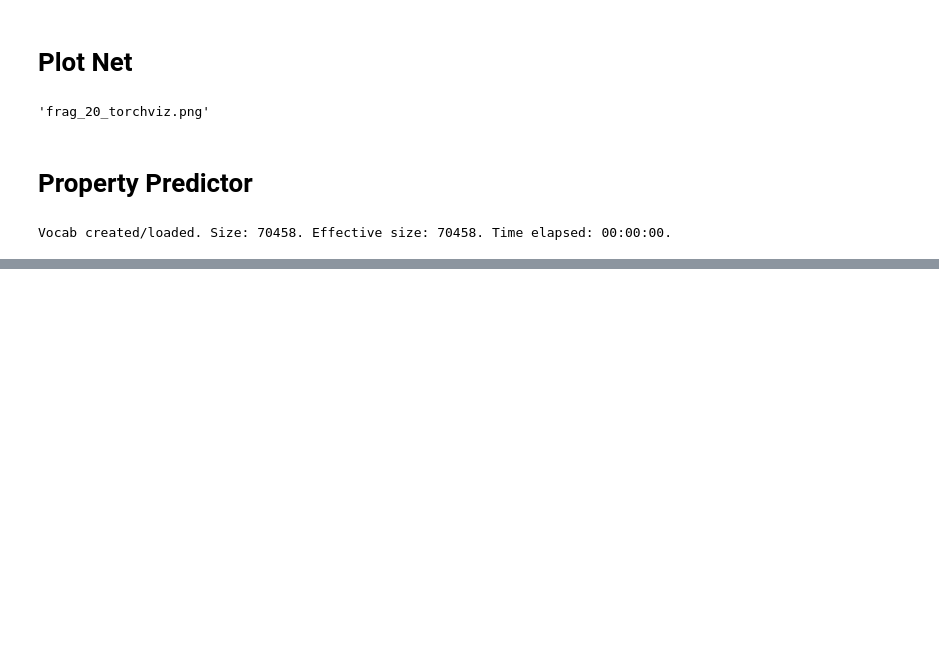
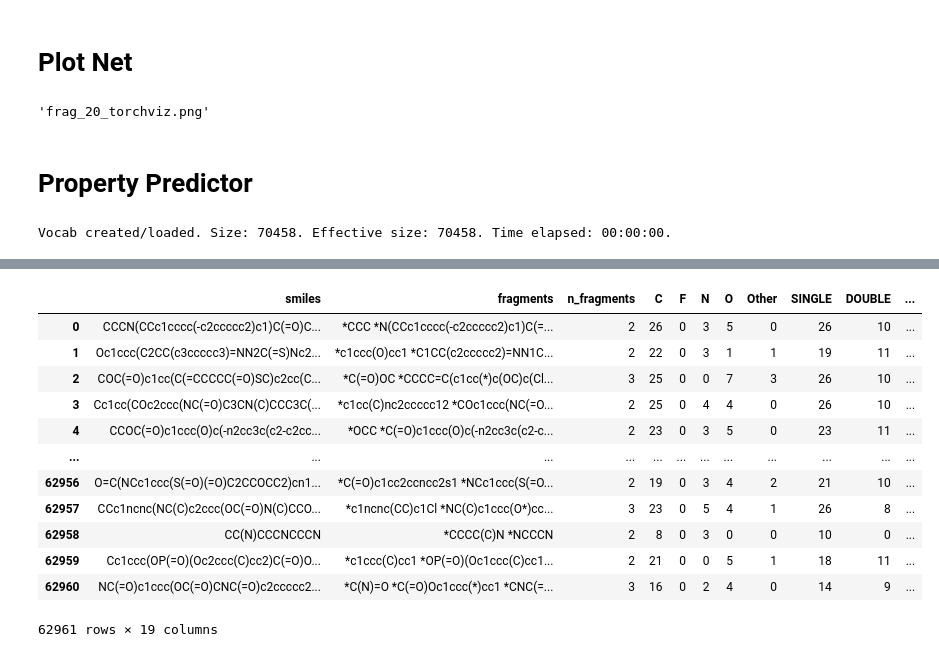
Before and after one commit to panukorn17/drug_discovery_models, a Jupyter notebook: fragment-based-dgm/Latent Space Optimisation.ipynb, the cells around one changed output, grey strips where cells are left out. Saved outputs shown, nothing was run; the diff lists cells and outputs as text; code cells hidden in the pictures; blank space fills up the shorter version.

```diff
--- a/fragment-based-dgm/Latent Space Optimisation.ipynb
+++ b/fragment-based-dgm/Latent Space Optimisation.ipynb
@@ -422,5 +445,5 @@ vocab = dataset.get_vocab()
 Vocab created/loaded. Size: 70458. Effective size: 70458. Time elapsed: 00:00:00.
 # %%
 trainer = Trainer(config, vocab)
-trainer.train(dataset.get_loader(), 0)
+mu_stack, data_index_lst_final = trainer.train(dataset.get_loader(), 0)
 # %% [output]
@@ -427,0 +453,16 @@ trainer.train(dataset.get_loader(), 0)
+# %%
+dataset.data.iloc[data_index_lst_final]
+# %% [output]
+|  | smiles | fragments | n_fragments | C | F | N | O | Other | SINGLE | DOUBLE | ... |
+| 0 | CCCN(CCc1cccc(-c2ccccc2)c1)C(=O)C... | *CCC *N(CCc1cccc(-c2ccccc2)c1)C(=... | 2 | 26 | 0 | 3 | 5 | 0 | 26 | 10 | ... |
+| 1 | Oc1ccc(C2CC(c3ccccc3)=NN2C(=S)Nc2... | *c1ccc(O)cc1 *C1CC(c2ccccc2)=NN1C... | 2 | 22 | 0 | 3 | 1 | 1 | 19 | 11 | ... |
+| 2 | COC(=O)c1cc(C(=CCCCC(=O)SC)c2cc(C... | *C(=O)OC *CCCC=C(c1cc(*)c(OC)c(Cl... | 3 | 25 | 0 | 0 | 7 | 3 | 26 | 10 | ... |
+| 3 | Cc1cc(COc2ccc(NC(=O)C3CN(C)CCC3C(... | *c1cc(C)nc2ccccc12 *COc1ccc(NC(=O... | 2 | 25 | 0 | 4 | 4 | 0 | 26 | 10 | ... |
+| 4 | CCOC(=O)c1ccc(O)c(-n2cc3c(c2-c2cc... | *OCC *C(=O)c1ccc(O)c(-n2cc3c(c2-c... | 2 | 23 | 0 | 3 | 5 | 0 | 23 | 11 | ... |
+| ... | ... | ... | ... | ... | ... | ... | ... | ... | ... | ... | ... |
+| 62956 | O=C(NCc1ccc(S(=O)(=O)C2CCOCC2)cn1... | *C(=O)c1cc2ccncc2s1 *NCc1ccc(S(=O... | 2 | 19 | 0 | 3 | 4 | 2 | 21 | 10 | ... |
+| 62957 | CCc1ncnc(NC(C)c2ccc(OC(=O)N(C)CCO... | *c1ncnc(CC)c1Cl *NC(C)c1ccc(O*)cc... | 3 | 23 | 0 | 5 | 4 | 1 | 26 | 8 | ... |
+| 62958 | CC(N)CCCNCCCN | *CCCC(C)N *NCCCN | 2 | 8 | 0 | 3 | 0 | 0 | 10 | 0 | ... |
+| 62959 | Cc1ccc(OP(=O)(Oc2ccc(C)cc2)C(=O)O... | *c1ccc(C)cc1 *OP(=O)(Oc1ccc(C)cc1... | 2 | 21 | 0 | 0 | 5 | 1 | 18 | 11 | ... |
+| 62960 | NC(=O)c1ccc(OC(=O)CNC(=O)c2ccccc2... | *C(N)=O *C(=O)Oc1ccc(*)cc1 *CNC(=... | 3 | 16 | 0 | 2 | 4 | 0 | 14 | 9 | ... |
+62961 rows × 19 columns
```
Also changed, not shown: parts of 8 cells of this notebook, 2 other files.
